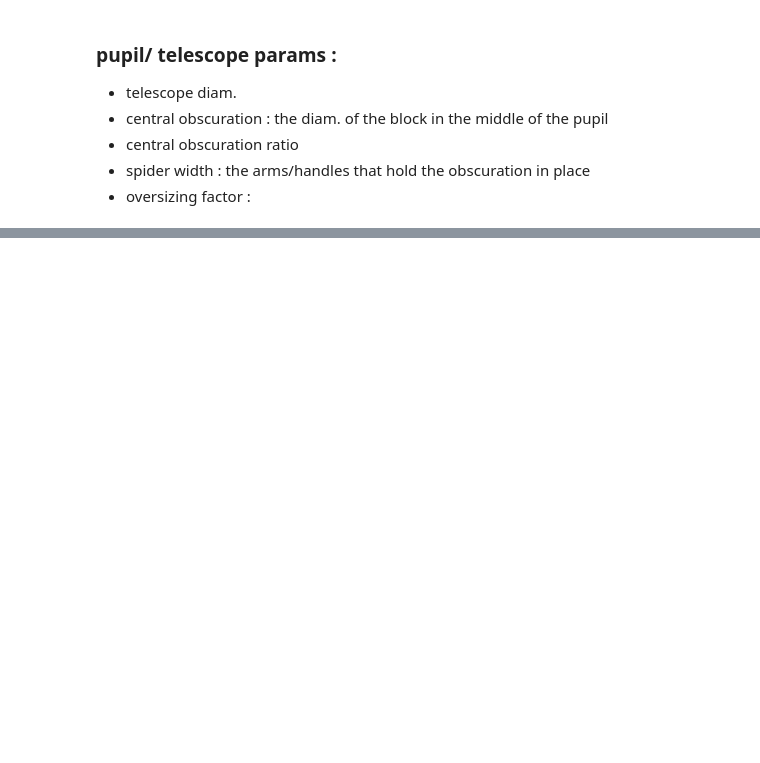
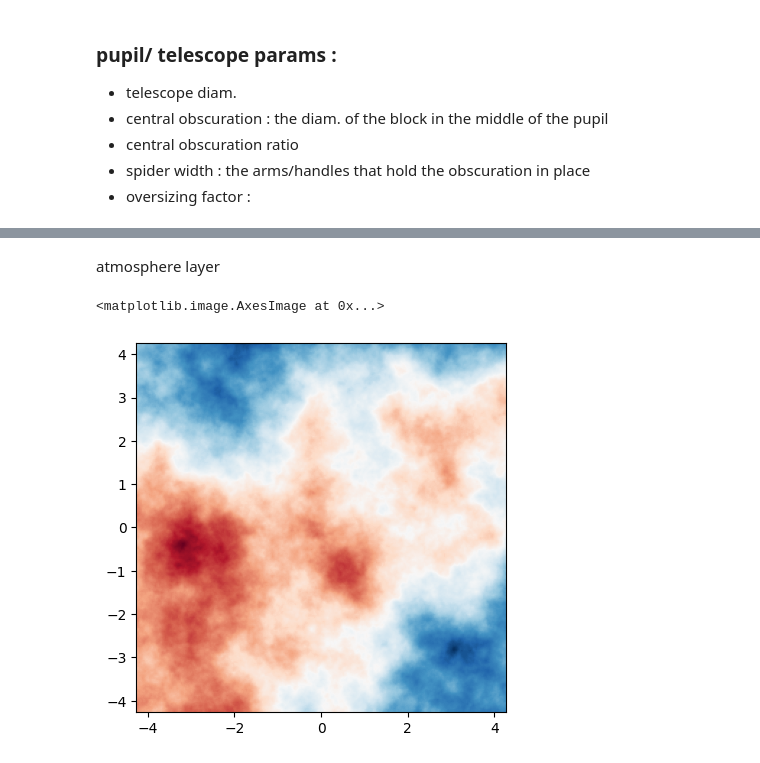
Before and after one commit to yizharf9/qkd, a Jupyter notebook: oct_2025/simulation.ipynb, the cells around one changed output, grey strips where cells are left out. Saved outputs shown, nothing was run; the diff lists cells and outputs as text; code cells hidden in the pictures; blank space fills up the shorter version.

```diff
--- a/oct_2025/simulation.ipynb
+++ b/oct_2025/simulation.ipynb
@@ -482,0 +87,16 @@ def extract_wavelength_r0_results(wavelength = 0.5e-6):
+# %% [markdown]
+atmosphere layer
+# %%
+r0 = 2.0
+wavelength_ref = 500e-9
+L0 = 50.0
+r0_ref_500nm = r0 * (wavelength/wavelength_ref)**(6.0/5.0)
+Cn2 = hci.Cn_squared_from_fried_parameter(r0_ref_500nm,wavelength)
+
+atmosphere = hci.InfiniteAtmosphericLayer(pupil_grid,Cn2,L0=L0,velocity=0)
+phase_screen = atmosphere.phase_for(wavelength)
+
+hci.imshow_field(phase_screen,cmap= "RdBu")
+# %% [output]
+<matplotlib.image.AxesImage at 0x...>
+[figure, added]
```
Also changed, not shown: parts of 74 cells of this notebook, 5 other files.
